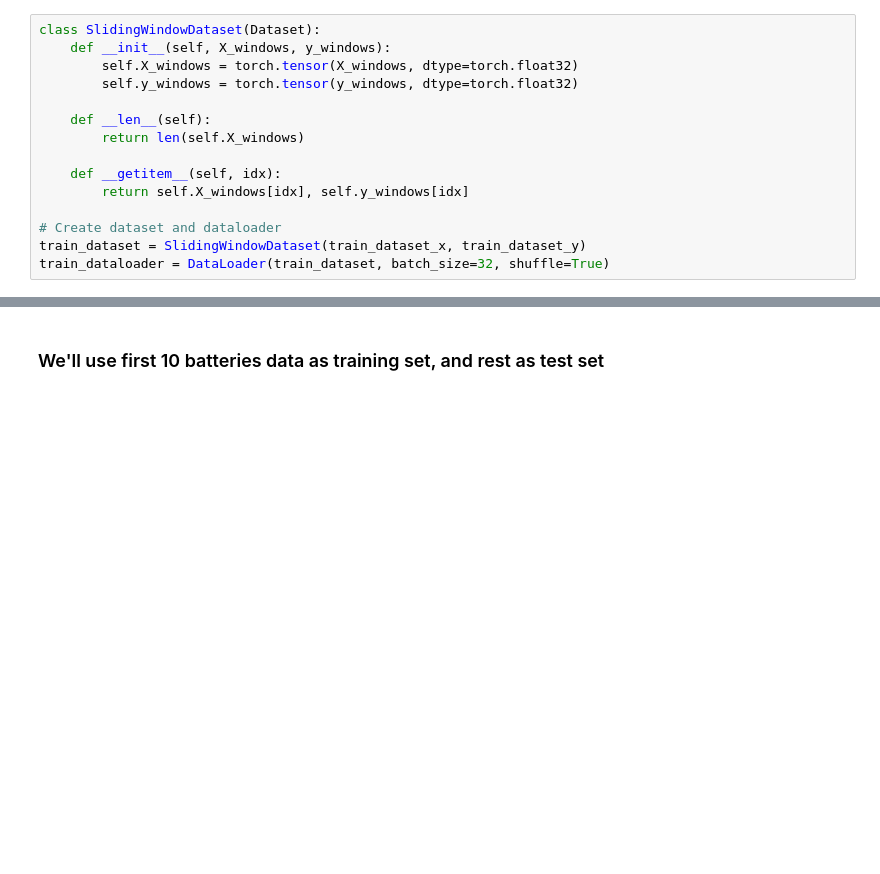
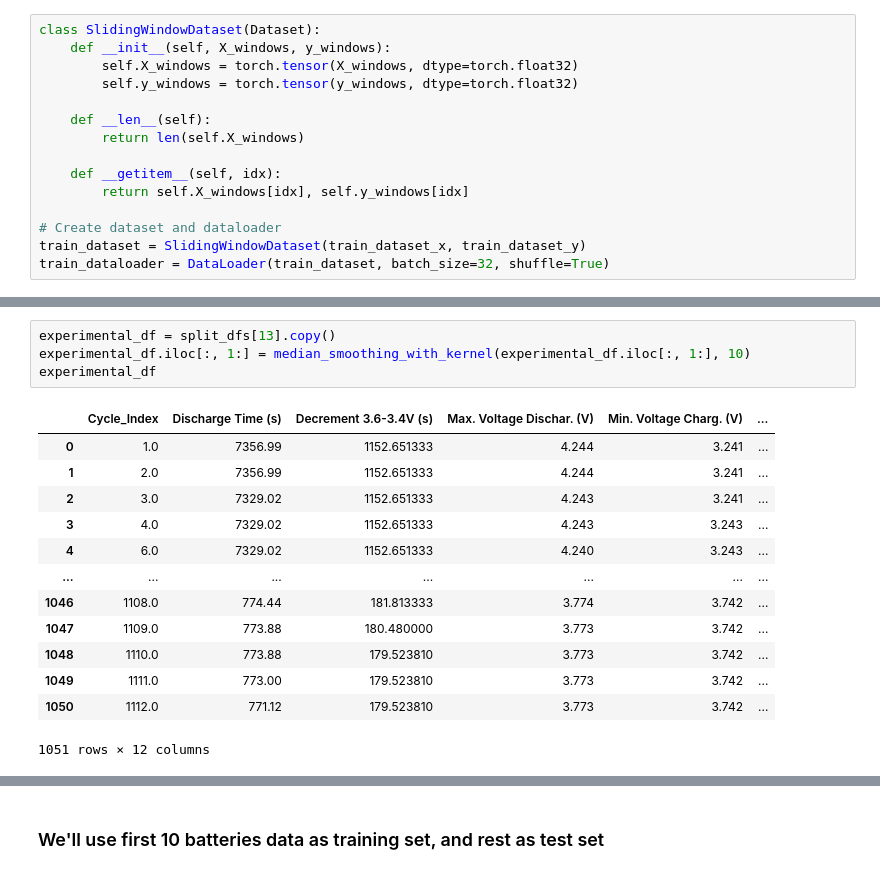
Before and after one commit to Shubham-Mate/Battery-RUL-Prediction-with-Neural-ODEs, a Jupyter notebook: Neural ODE Experiments.ipynb, the cells around one changed output, grey strips where cells are left out. Saved outputs shown, nothing was run; the diff lists cells and outputs as text; blank space fills up the shorter version.

```diff
--- a/Neural ODE Experiments.ipynb
+++ b/Neural ODE Experiments.ipynb
@@ -359,0 +361,18 @@ for x, y in train_dataloader:
+# %%
+experimental_df = split_dfs[13].copy()
+experimental_df.iloc[:, 1:] = median_smoothing_with_kernel(experimental_df.iloc[:, 1:], 10)
+experimental_df
+# %% [output]
+|  | Cycle_Index | Discharge Time (s) | Decrement 3.6-3.4V (s) | Max. Voltage Dischar. (V) | Min. Voltage Charg. (V) | ... |
+| 0 | 1.0 | 7356.99 | 1152.651333 | 4.244 | 3.241 | ... |
+| 1 | 2.0 | 7356.99 | 1152.651333 | 4.244 | 3.241 | ... |
+| 2 | 3.0 | 7329.02 | 1152.651333 | 4.243 | 3.241 | ... |
+| 3 | 4.0 | 7329.02 | 1152.651333 | 4.243 | 3.243 | ... |
+| 4 | 6.0 | 7329.02 | 1152.651333 | 4.240 | 3.243 | ... |
+| ... | ... | ... | ... | ... | ... | ... |
+| 1046 | 1108.0 | 774.44 | 181.813333 | 3.774 | 3.742 | ... |
+| 1047 | 1109.0 | 773.88 | 180.480000 | 3.773 | 3.742 | ... |
+| 1048 | 1110.0 | 773.88 | 179.523810 | 3.773 | 3.742 | ... |
+| 1049 | 1111.0 | 773.00 | 179.523810 | 3.773 | 3.742 | ... |
+| 1050 | 1112.0 | 771.12 | 179.523810 | 3.773 | 3.742 | ... |
+1051 rows × 12 columns
```
Also changed, not shown: parts of 13 cells of this notebook.
